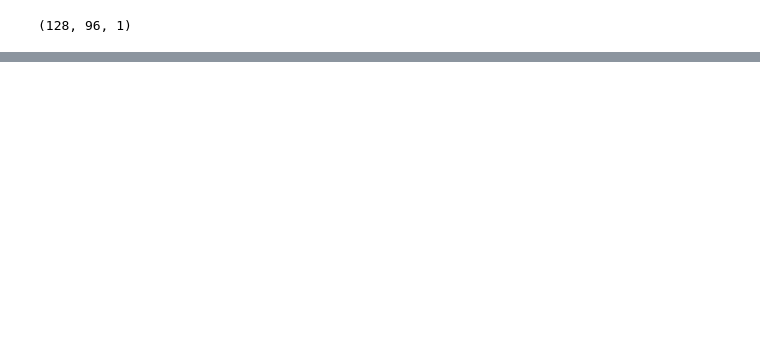
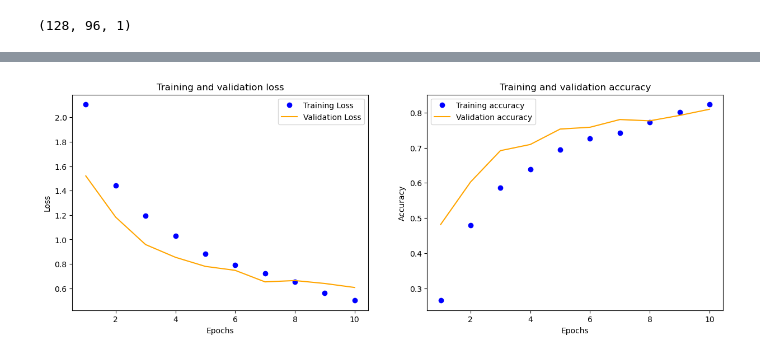
Before and after one commit to ttoygar/UrbanSoundsClassification, a Jupyter notebook: UrbanSounds - Modelling.ipynb, the cells around one changed output, grey strips where cells are left out. Cells and saved outputs as stored; diff of their text form; code cells hidden in the pictures; blank space fills up the shorter version.

```diff
--- a/UrbanSounds - Modelling.ipynb
+++ b/UrbanSounds - Modelling.ipynb
@@ -7,6 +7,7 @@ import tensorflow as tf
 from tensorflow.keras import models, layers
 # %%
 PICKLE_DIR = "urbansounds_pickles"
+EPOCH_NUM = 10
 # %%
 X_train = pickle.load(open(os.path.join(PICKLE_DIR,"X_train.pickle"), "rb"))
 y_train = pickle.load(open(os.path.join(PICKLE_DIR,"y_train.pickle"), "rb"))
@@ -43,2 +66,0 @@ model.compile(optimizer='adam',loss=tf.keras.losses.SparseCategoricalCrossentrop
-# %%
-history = model.fit(X_train, y_train, epochs=20, validation_data= (X_val, y_val))
@@ -85,0 +67,2 @@ plt.show()
+# %%
+history = model.fit(X_train, y_train, epochs=EPOCH_NUM, validation_data=(X_val, y_val), verbose=1)
@@ -85,0 +87,23 @@ plt.show()
+# %%
+history_dict=history.history
+loss_values=history_dict['loss']
+acc_values=history_dict['accuracy']
+val_loss_values = history_dict['val_loss']
+val_acc_values=history_dict['val_accuracy']
+epochs=range(1,EPOCH_NUM+1)
+fig,(ax1,ax2)=plt.subplots(1,2,figsize=(15,5))
+ax1.plot(epochs,loss_values,'bo',label='Training Loss')
+ax1.plot(epochs,val_loss_values,'orange', label='Validation Loss')
+ax1.set_title('Training and validation loss')
+ax1.set_xlabel('Epochs')
+ax1.set_ylabel('Loss')
+ax1.legend()
+ax2.plot(epochs,acc_values,'bo', label='Training accuracy')
+ax2.plot(epochs,val_acc_values,'orange',label='Validation accuracy')
+ax2.set_title('Training and validation accuracy')
+ax2.set_xlabel('Epochs')
+ax2.set_ylabel('Accuracy')
+ax2.legend()
+plt.show()
+# %% [output]
+[figure, added]
```
Also changed, not shown: parts of 6 cells of this notebook, 1 other file.
